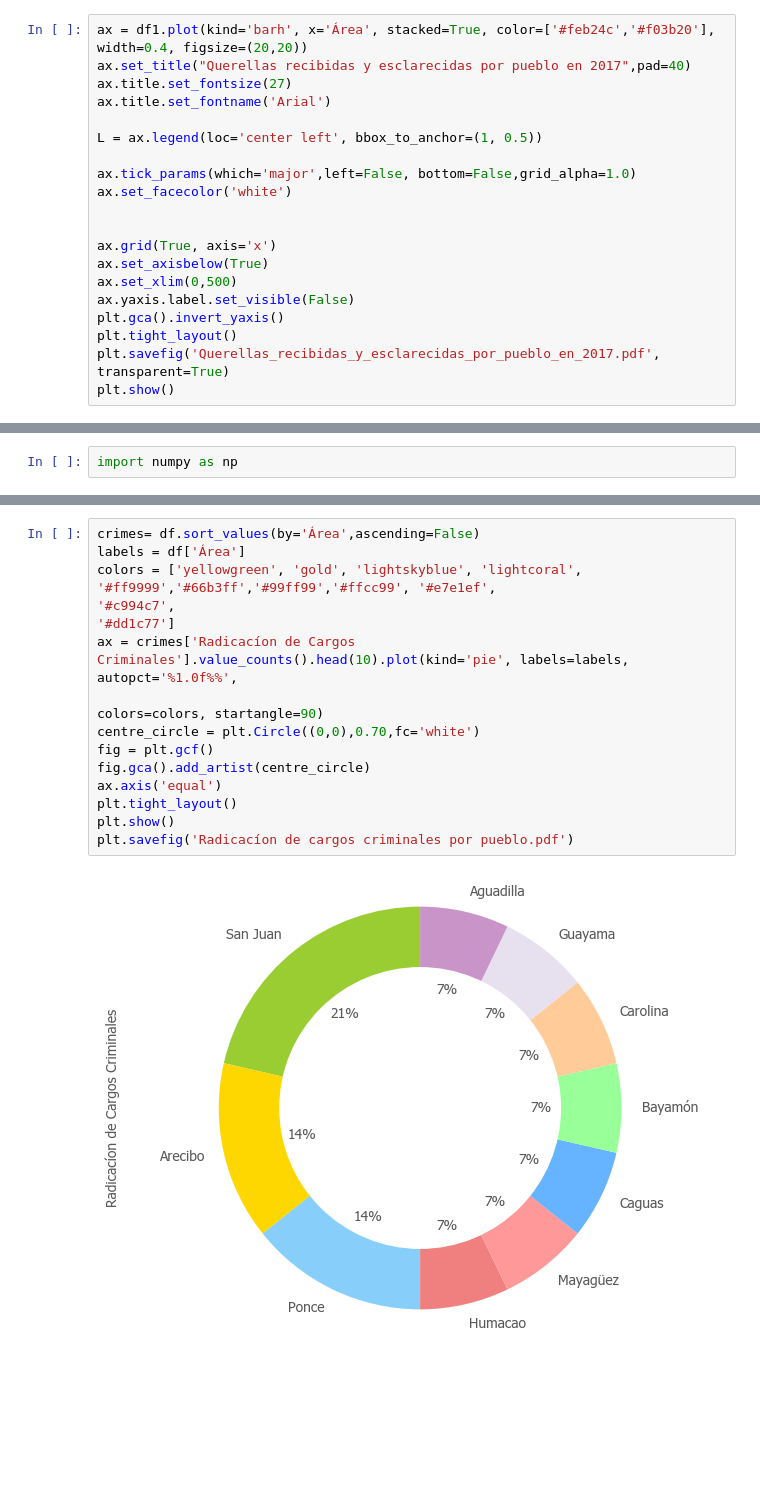
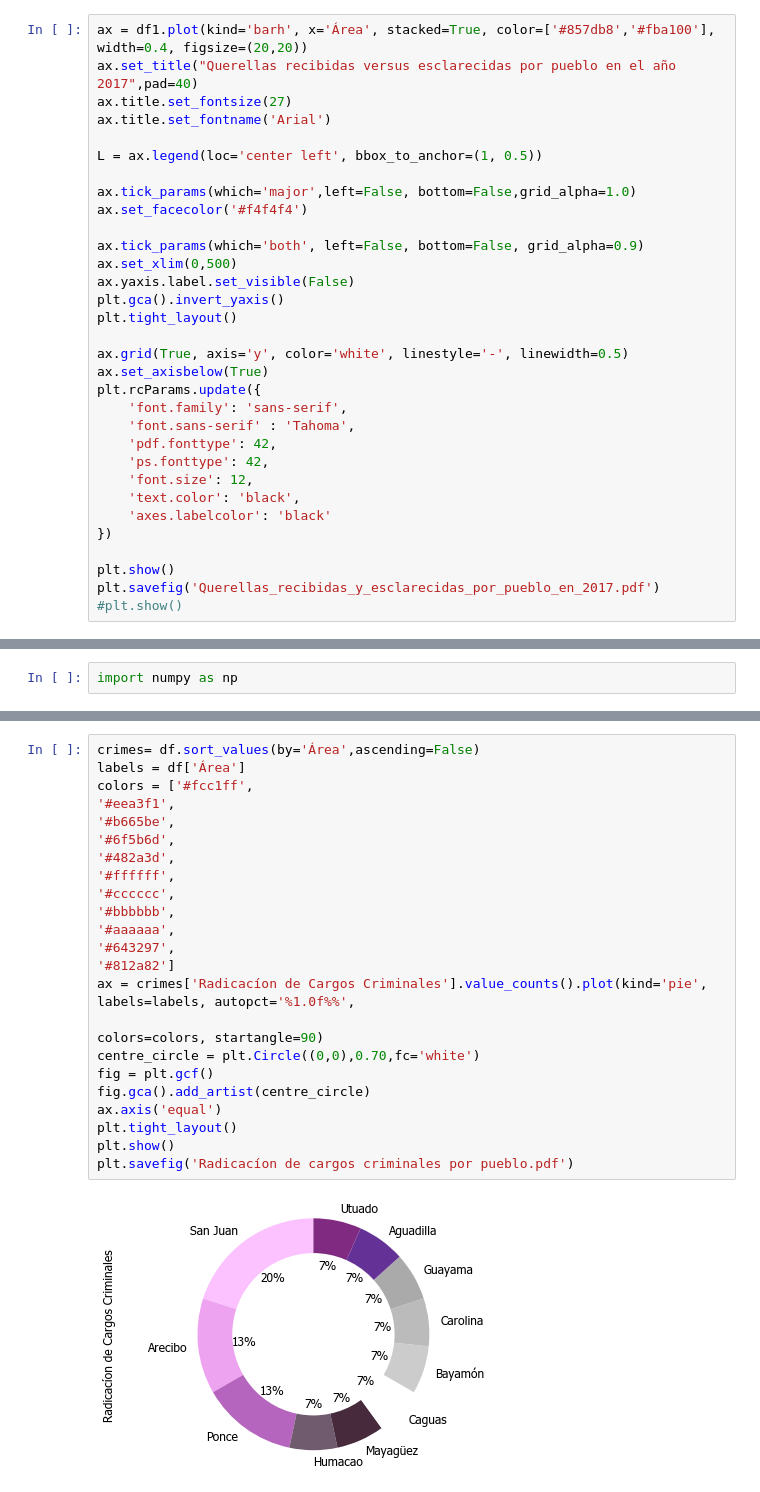
Before and after one commit to ella24/data_studio, a Jupyter notebook: code/Sexual_OffensesPR/Sexual Offenses in Puerto Rico.ipynb, the cells around one changed output, grey strips where cells are left out. Cells and saved outputs as stored; diff of their text form; blank space fills up the shorter version.

```diff
--- a/code/Sexual_OffensesPR/Sexual Offenses in Puerto Rico.ipynb
+++ b/code/Sexual_OffensesPR/Sexual Offenses in Puerto Rico.ipynb
@@ -194,21 +201,33 @@ df1
 # %%
-ax = df1.plot(kind='barh', x='Área', stacked=True, color=['#feb24c','#f03b20'], width=0.4, figsize=(20,20))
-ax.set_title("Querellas recibidas y esclarecidas por pueblo en 2017",pad=40)
+ax = df1.plot(kind='barh', x='Área', stacked=True, color=['#857db8','#fba100'], width=0.4, figsize=(20,20))
+ax.set_title("Querellas recibidas versus esclarecidas por pueblo en el año 2017",pad=40)
 ax.title.set_fontsize(27)
 ax.title.set_fontname('Arial')
 
 L = ax.legend(loc='center left', bbox_to_anchor=(1, 0.5))
 
 ax.tick_params(which='major',left=False, bottom=False,grid_alpha=1.0)
-ax.set_facecolor('white')
+ax.set_facecolor('#f4f4f4')
 
-
-ax.grid(True, axis='x')
-ax.set_axisbelow(True)
+ax.tick_params(which='both', left=False, bottom=False, grid_alpha=0.9)
 ax.set_xlim(0,500)
 ax.yaxis.label.set_visible(False)
 plt.gca().invert_yaxis()
 plt.tight_layout()
-plt.savefig('Querellas_recibidas_y_esclarecidas_por_pueblo_en_2017.pdf', transparent=True)
+
+ax.grid(True, axis='y', color='white', linestyle='-', linewidth=0.5)
+ax.set_axisbelow(True)
+plt.rcParams.update({
+    'font.family': 'sans-serif',
+    'font.sans-serif' : 'Tahoma',
+    'pdf.fonttype': 42,
+    'ps.fonttype': 42,
+    'font.size': 12,
+    'text.color': 'black',
+    'axes.labelcolor': 'black'
+})
+
 plt.show()
+plt.savefig('Querellas_recibidas_y_esclarecidas_por_pueblo_en_2017.pdf')
+#plt.show()
 # %% [output]
@@ -263,17 +317,25 @@ plt.show()
 # %%
 crimes= df.sort_values(by='Área',ascending=False)
 labels = df['Área']
-colors = ['yellowgreen', 'gold', 'lightskyblue', 'lightcoral', '#ff9999','#66b3ff','#99ff99','#ffcc99', '#e7e1ef',
-'#c994c7',
-'#dd1c77']
-ax = crimes['Radicacíon de Cargos Criminales'].value_counts().head(10).plot(kind='pie', labels=labels, autopct='%1.0f%%',
+colors = ['#fcc1ff',
+'#eea3f1',
+'#b665be',
+'#6f5b6d',
+'#482a3d',
+'#ffffff',
+'#cccccc',
+'#bbbbbb',
+'#aaaaaa',
+'#643297',
+'#812a82']
+ax = crimes['Radicacíon de Cargos Criminales'].value_counts().plot(kind='pie', labels=labels, autopct='%1.0f%%',
                                                                             colors=colors, startangle=90)
 centre_circle = plt.Circle((0,0),0.70,fc='white')
 fig = plt.gcf()
 fig.gca().add_artist(centre_circle)
 ax.axis('equal')
 plt.tight_layout()
 plt.show()
 plt.savefig('Radicacíon de cargos criminales por pueblo.pdf')
 # %% [output]
-[figure, old version]
+[figure, new version]
```
Also changed, not shown: parts of 16 cells of this notebook, 12 other files.
